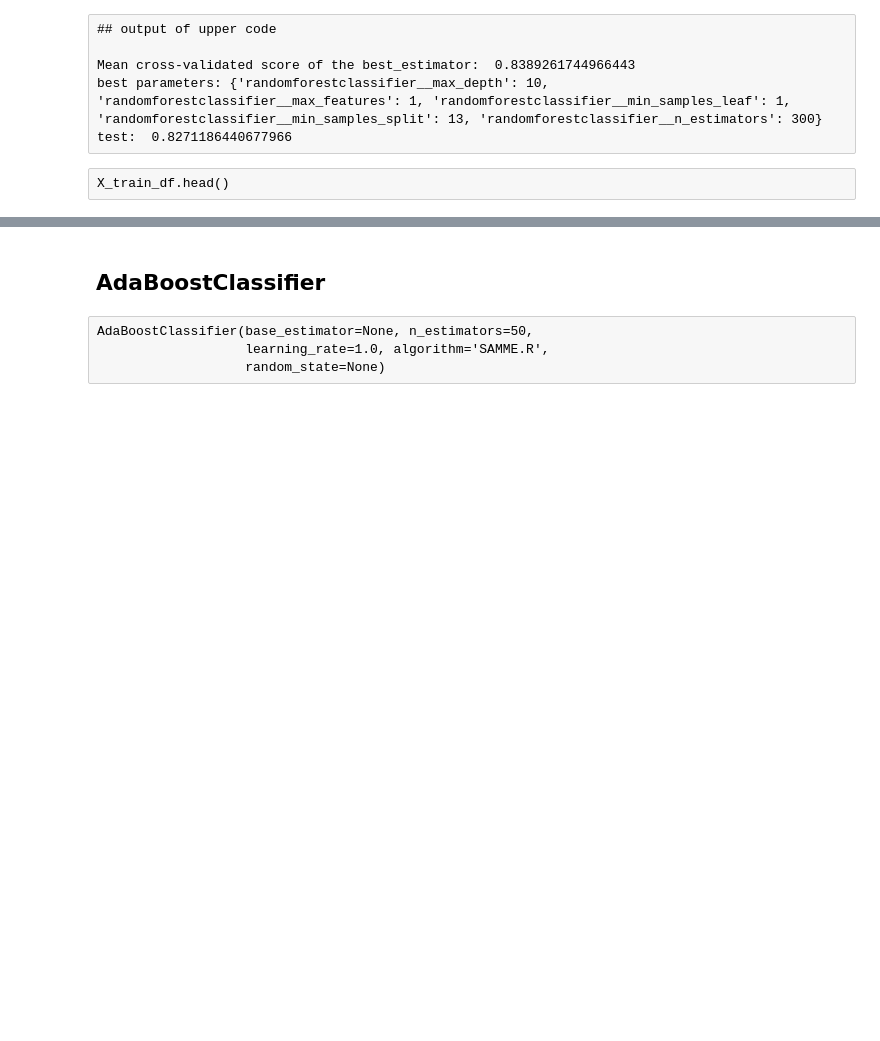
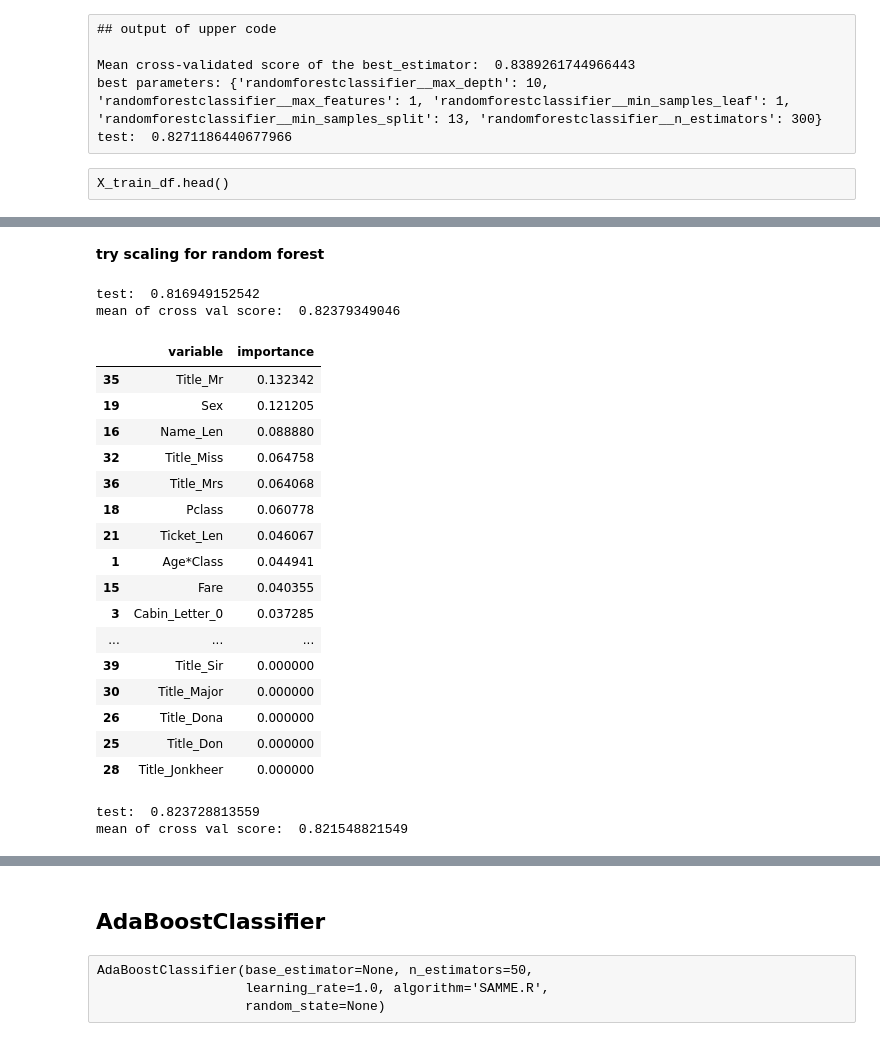
Before and after one commit to alancet/test, a Jupyter notebook: kaggle/titanic/src/myPredict.ipynb, the cells around one changed output, grey strips where cells are left out. Drawn from its saved outputs; the diff is of its cells as text; code cells hidden in the pictures; blank space fills up the shorter version.

```diff
--- a/kaggle/titanic/src/myPredict.ipynb
+++ b/kaggle/titanic/src/myPredict.ipynb
@@ -723,0 +706,54 @@ pd.concat((pd.DataFrame(X_train.columns, columns = ['variable']),
+# %% [markdown]
+**try scaling for random forest**
+# %%
+# RobustScaler(),
+pipe = make_pipeline(RobustScaler(), RandomForestClassifier(max_depth=10,
+                                            max_features=1,
+                                            min_samples_leaf=1,
+                                            min_samples_split=13,
+                                            n_estimators=300))
+pipe.fit(X_train, y_train)
+print("test: ", pipe.score(X_test, y_test))
+
+scores = cross_val_score(pipe, X_train_df, y_train_df, n_jobs=3)
+print("mean of cross val score: ", scores.mean())
+# %% [output]
+test:  0.816949152542
+mean of cross val score:  0.82379349046
+# %%
+pd.concat((pd.DataFrame(X_train.columns, columns = ['variable']),
+           pd.DataFrame(pipe.named_steps["randomforestclassifier"].feature_importances_, columns = ['importance'])),
+          axis = 1).sort_values(by='importance', ascending = False)
+# %% [output]
+|  | variable | importance |
+| 35 | Title_Mr | 0.132342 |
+| 19 | Sex | 0.121205 |
+| 16 | Name_Len | 0.088880 |
+| 32 | Title_Miss | 0.064758 |
+| 36 | Title_Mrs | 0.064068 |
+| 18 | Pclass | 0.060778 |
+| 21 | Ticket_Len | 0.046067 |
+| 1 | Age*Class | 0.044941 |
+| 15 | Fare | 0.040355 |
+| 3 | Cabin_Letter_0 | 0.037285 |
+| ... | ... | ... |
+| 39 | Title_Sir | 0.000000 |
+| 30 | Title_Major | 0.000000 |
+| 26 | Title_Dona | 0.000000 |
+| 25 | Title_Don | 0.000000 |
+| 28 | Title_Jonkheer | 0.000000 |
+# %%
+# MinMaxScaler(),
+pipe = make_pipeline(MinMaxScaler(), RandomForestClassifier(max_depth=10,
+                                            max_features=1,
+                                            min_samples_leaf=1,
+                                            min_samples_split=13,
+                                            n_estimators=300))
+pipe.fit(X_train, y_train)
+print("test: ", pipe.score(X_test, y_test))
+
+scores = cross_val_score(pipe, X_train_df, y_train_df, n_jobs=3)
+print("mean of cross val score: ", scores.mean())
+# %% [output]
+test:  0.823728813559
+mean of cross val score:  0.821548821549
```
Also changed, not shown: parts of 21 cells of this notebook, 1 other file.
